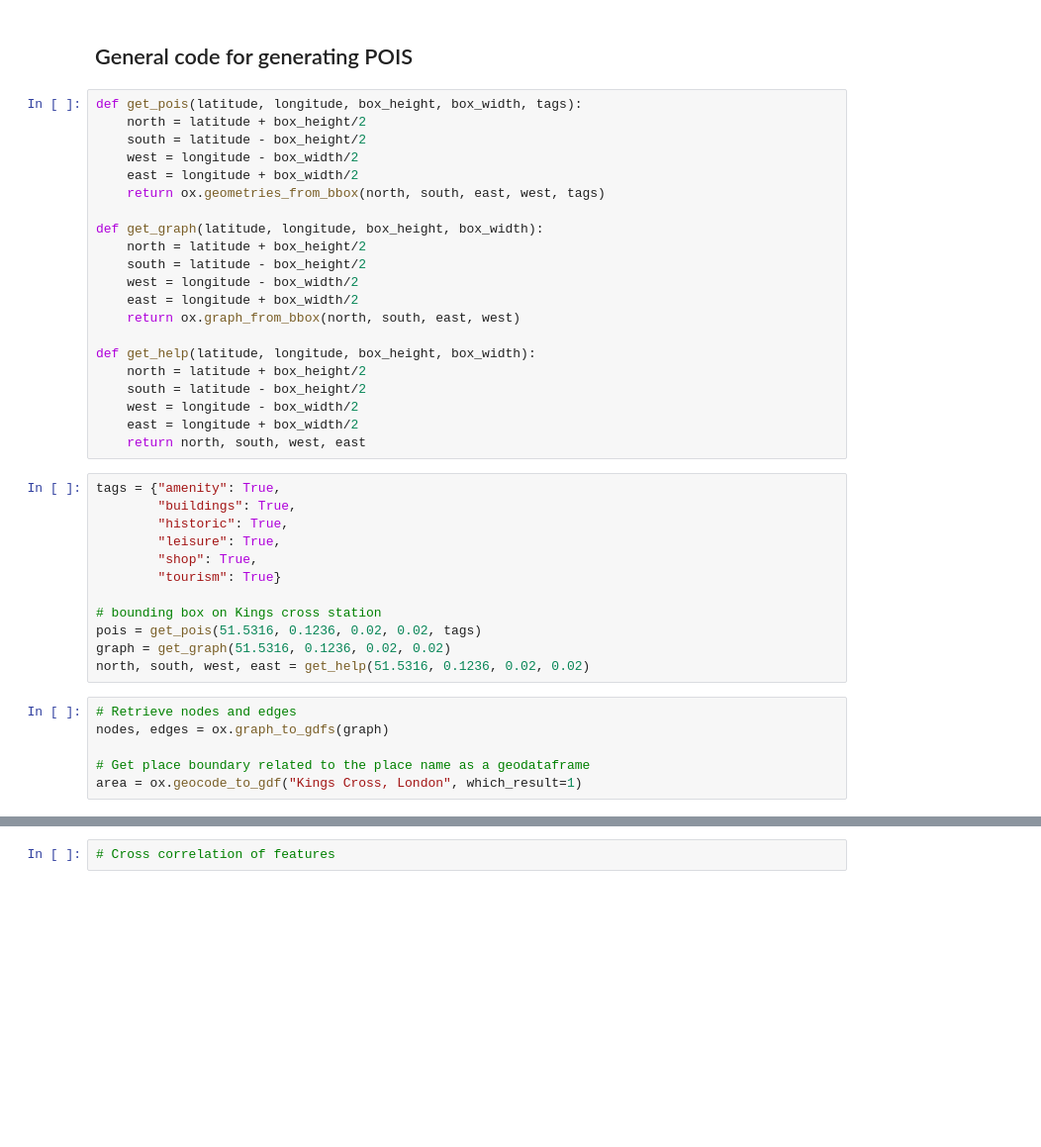
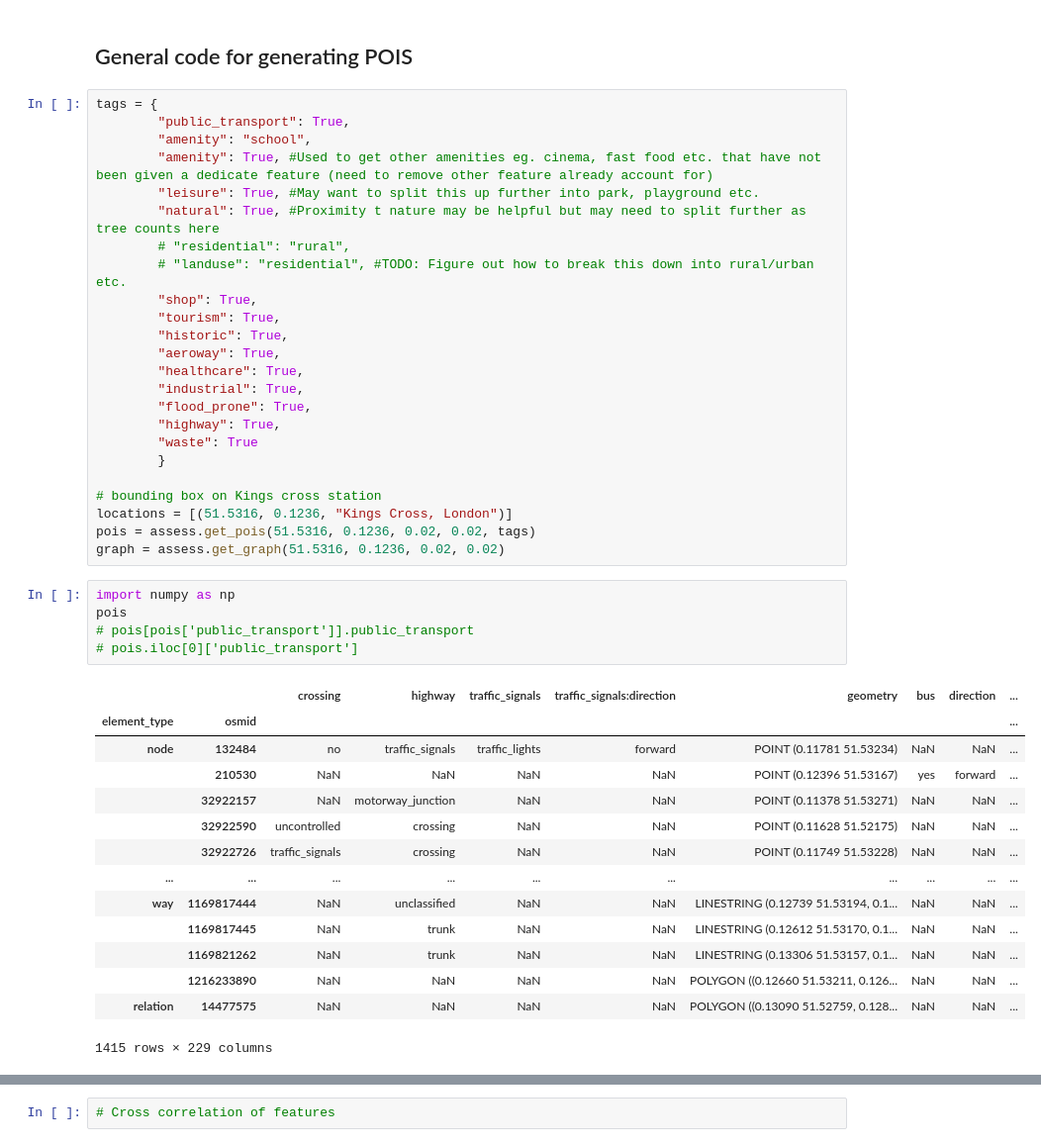
Before and after one commit to Isaac-d22/ADS_final_assign, a Jupyter notebook: notebooks/ADS_Report_2268A.ipynb, the cells around one changed output, grey strips where cells are left out. Shown at 99% size. Saved outputs shown, nothing was run; the diff lists cells and outputs as text; blank space fills up the shorter version.

```diff
--- a/notebooks/ADS_Report_2268A.ipynb
+++ b/notebooks/ADS_Report_2268A.ipynb
@@ -496,43 +463,48 @@ import matplotlib.pyplot as plt
 # import mlai
 # %% [markdown]
 ## General code for generating POIS
-# %%
-def get_pois(latitude, longitude, box_height, box_width, tags):
-    north = latitude + box_height/2
-    south = latitude - box_height/2
-    west = longitude - box_width/2
-    east = longitude + box_width/2
-    return ox.geometries_from_bbox(north, south, east, west, tags)
-
-def get_graph(latitude, longitude, box_height, box_width):
-    north = latitude + box_height/2
-    south = latitude - box_height/2
-    west = longitude - box_width/2
-    east = longitude + box_width/2
-    return ox.graph_from_bbox(north, south, east, west)
-
-def get_help(latitude, longitude, box_height, box_width):
-    north = latitude + box_height/2
-    south = latitude - box_height/2
-    west = longitude - box_width/2
-    east = longitude + box_width/2
-    return north, south, west, east
 # %%
-tags = {"amenity": True,
-        "buildings": True,
+tags = {
+        "public_transport": True,
+        "amenity": "school",
+        "amenity": True, #Used to get other amenities eg. cinema, fast food etc. that have not been given a dedicate feature (need to remove other feature already account for)
+        "leisure": True, #May want to split this up further into park, playground etc.
+        "natural": True, #Proximity t nature may be helpful but may need to split further as tree counts here
+        # "residential": "rural",
+        # "landuse": "residential", #TODO: Figure out how to break this down into rural/urban etc.
+        "shop": True,
+        "tourism": True,
         "historic": True,
-        "leisure": True,
-        "shop": True,
-        "tourism": True}
+        "aeroway": True,
+        "healthcare": True,
+        "industrial": True,
+        "flood_prone": True,
+        "highway": True,
+        "waste": True
+        }
 
 # bounding box on Kings cross station
-pois = get_pois(51.5316, 0.1236, 0.02, 0.02, tags)
-graph = get_graph(51.5316, 0.1236, 0.02, 0.02)
-north, south, west, east = get_help(51.5316, 0.1236, 0.02, 0.02)
+locations = [(51.5316, 0.1236, "Kings Cross, London")]
+pois = assess.get_pois(51.5316, 0.1236, 0.02, 0.02, tags)
+graph = assess.get_graph(51.5316, 0.1236, 0.02, 0.02)
-# %%
-# Retrieve nodes and edges
-nodes, edges = ox.graph_to_gdfs(graph)
-
-# Get place boundary related to the place name as a geodataframe
-area = ox.geocode_to_gdf("Kings Cross, London", which_result=1)
+# %%
+import numpy as np
+pois
+# pois[pois['public_transport']].public_transport
+# pois.iloc[0]['public_transport']
+# %% [output]
+|  |  | crossing | highway | traffic_signals | traffic_signals:direction | geometry | bus | direction | ... |
+| element_type | osmid |  |  |  |  |  |  |  | ... |
+| node | 132484 | no | traffic_signals | traffic_lights | forward | POINT (0.11781 51.53234) | NaN | NaN | ... |
+|  | 210530 | NaN | NaN | NaN | NaN | POINT (0.12396 51.53167) | yes | forward | ... |
+|  | 32922157 | NaN | motorway_junction | NaN | NaN | POINT (0.11378 51.53271) | NaN | NaN | ... |
+|  | 32922590 | uncontrolled | crossing | NaN | NaN | POINT (0.11628 51.52175) | NaN | NaN | ... |
+|  | 32922726 | traffic_signals | crossing | NaN | NaN | POINT (0.11749 51.53228) | NaN | NaN | ... |
+| ... | ... | ... | ... | ... | ... | ... | ... | ... | ... |
+| way | 1169817444 | NaN | unclassified | NaN | NaN | LINESTRING (0.12739 51.53194, 0.1... | NaN | NaN | ... |
+|  | 1169817445 | NaN | trunk | NaN | NaN | LINESTRING (0.12612 51.53170, 0.1... | NaN | NaN | ... |
+|  | 1169821262 | NaN | trunk | NaN | NaN | LINESTRING (0.13306 51.53157, 0.1... | NaN | NaN | ... |
+|  | 1216233890 | NaN | NaN | NaN | NaN | POLYGON ((0.12660 51.53211, 0.126... | NaN | NaN | ... |
+| relation | 14477575 | NaN | NaN | NaN | NaN | POLYGON ((0.13090 51.52759, 0.128... | NaN | NaN | ... |
+1415 rows × 229 columns
 # %%
```
Also changed, not shown: parts of 18 cells of this notebook, 2 other files.
